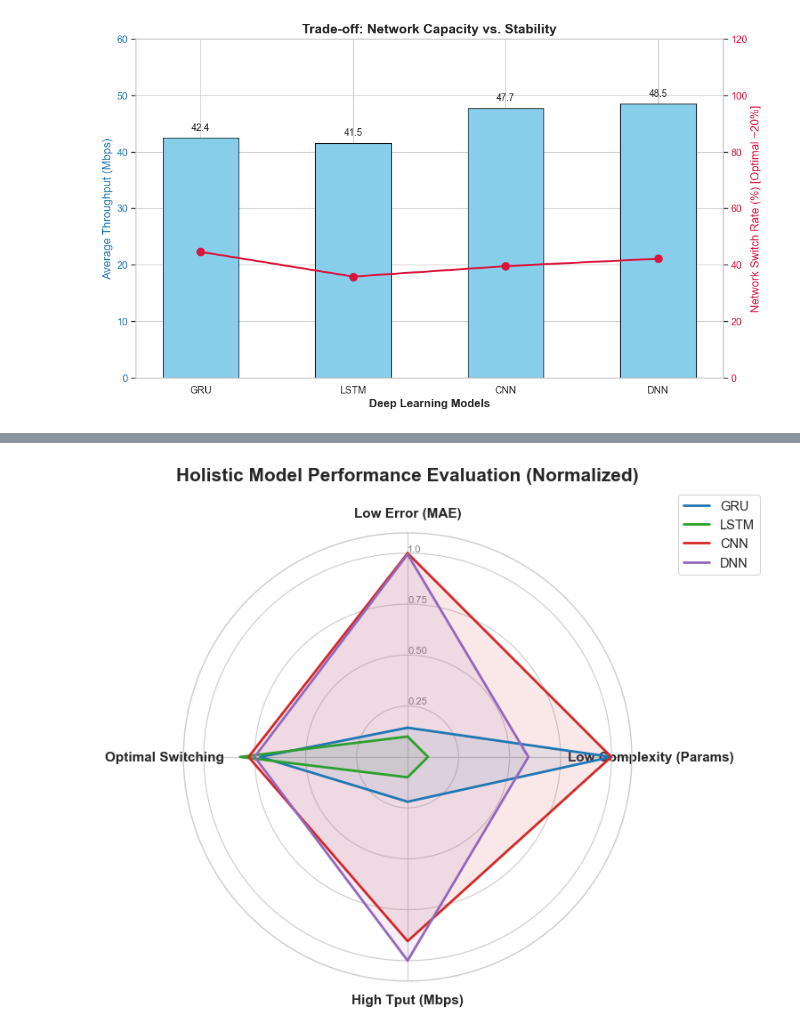
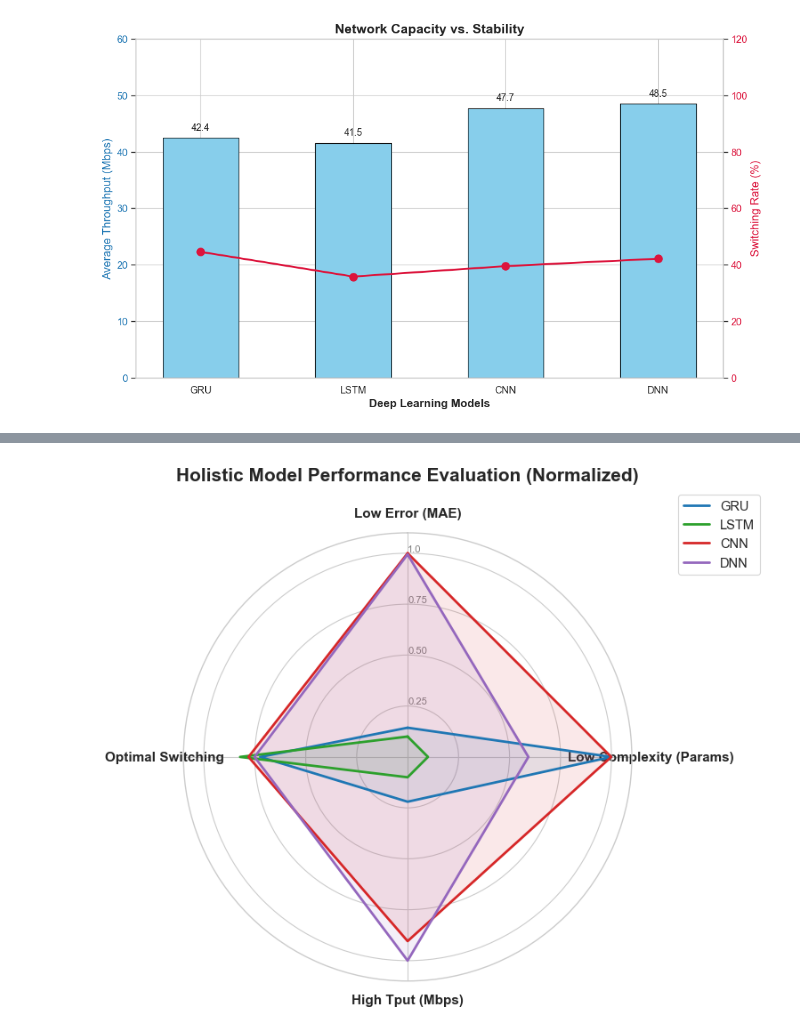
Before and after one commit to WarlockZul/FYP-Deep-Learning-D2D-Mode-Selection, a Jupyter notebook: notebooks/tradeoff_analysis.ipynb, the cells around one changed output, grey strips where cells are left out. Cells and saved outputs as stored; diff of their text form; code cells hidden in the pictures.

```diff
--- a/notebooks/tradeoff_analysis.ipynb
+++ b/notebooks/tradeoff_analysis.ipynb
@@ -3,22 +6,27 @@ import pandas as pd
 import matplotlib.pyplot as plt
 import seaborn as sns
 import numpy as np
+import os
 from math import pi
 
 # Set professional aesthetics for FYP report
 sns.set_theme(style="whitegrid", context="paper", font_scale=1.2)
 colors = {'gru': '#1f77b4', 'lstm': '#2ca02c', 'cnn': '#d62728', 'dnn': '#9467bd'}
 
-# Load the evaluation metrics
-# Assuming the notebook is in root/notebook/ and data is in root/data/results/
+# Load the evaluation metrics (final results)
 file_path = '../data/results/final_evaluation_metrics.csv'
 df = pd.read_csv(file_path, index_col=0)
+
+# Strip any accidental hidden spaces from the column names and index (row names)
+df.columns = df.columns.str.strip()
+df.index = df.index.str.strip()
 
 # Ensure all data is numeric
 for col in df.columns:
     df[col] = pd.to_numeric(df[col], errors='coerce')
 
 print("Final Evaluation Data Loaded Successfully!")
+print("Cleaned Columns:", df.columns.tolist())
 display(df)
 # %% [output]
 Final Evaluation Data Loaded Successfully!
@@ -73,33 +197,33 @@ width = 0.5
 bars = ax1.bar(x, df['Avg Tput (Mbps)'], width, color='skyblue', edgecolor='black', label='Avg Throughput (Mbps)')
 ax1.set_xlabel('Deep Learning Models', fontsize=12, fontweight='bold')
 ax1.set_ylabel('Average Throughput (Mbps)', fontsize=12, color='tab:blue')
 ax1.set_xticks(x)
 ax1.set_xticklabels([m.upper() for m in df.index])
 ax1.tick_params(axis='y', labelcolor='tab:blue')
 
 # === FIX: Lock Axis 1 to exactly 6 proportional ticks (0 to 60) ===
 ax1.set_ylim(0, 60)
 ax1.set_yticks(np.arange(0, 61, 10))
 
 # Secondary Axis: Switch Rate (Centered)
 ax2 = ax1.twinx()
 line = ax2.plot(x, df['Switch Rate (%)'], color='crimson', marker='o', markersize=8, linewidth=2, label='Switch Rate (%)')
-ax2.set_ylabel('Network Switch Rate (%) [Optimal ~20%]', fontsize=12, color='crimson')
+ax2.set_ylabel('Switching Rate (%)', fontsize=12, color='crimson')
 ax2.tick_params(axis='y', labelcolor='crimson')
 
 # === FIX: Lock Axis 2 to exactly 6 proportional ticks (0 to 120) ===
 ax2.set_ylim(0, 120)
 ax2.set_yticks(np.arange(0, 121, 20))
 ax2.grid(False) # Keep secondary grid off so only ax1's clean grid shows
 
 # Add values on top of bars
 for bar in bars:
     yval = bar.get_height()
     ax1.text(bar.get_x() + bar.get_width()/2, yval + 1, f'{yval:.1f}', ha='center', va='bottom', fontsize=10)
 
-plt.title('Trade-off: Network Capacity vs. Stability', fontsize=14, fontweight='bold')
+plt.title('Network Capacity vs. Stability', fontsize=14, fontweight='bold')
 fig.tight_layout()
 plt.savefig('../data/results/tradeoff_throughput_stability.png', dpi=300)
 plt.show()
 # %% [output]
-[figure, old version]
+[figure, new version]
```
Also changed, not shown: parts of 8 cells of this notebook, 12 other files.
